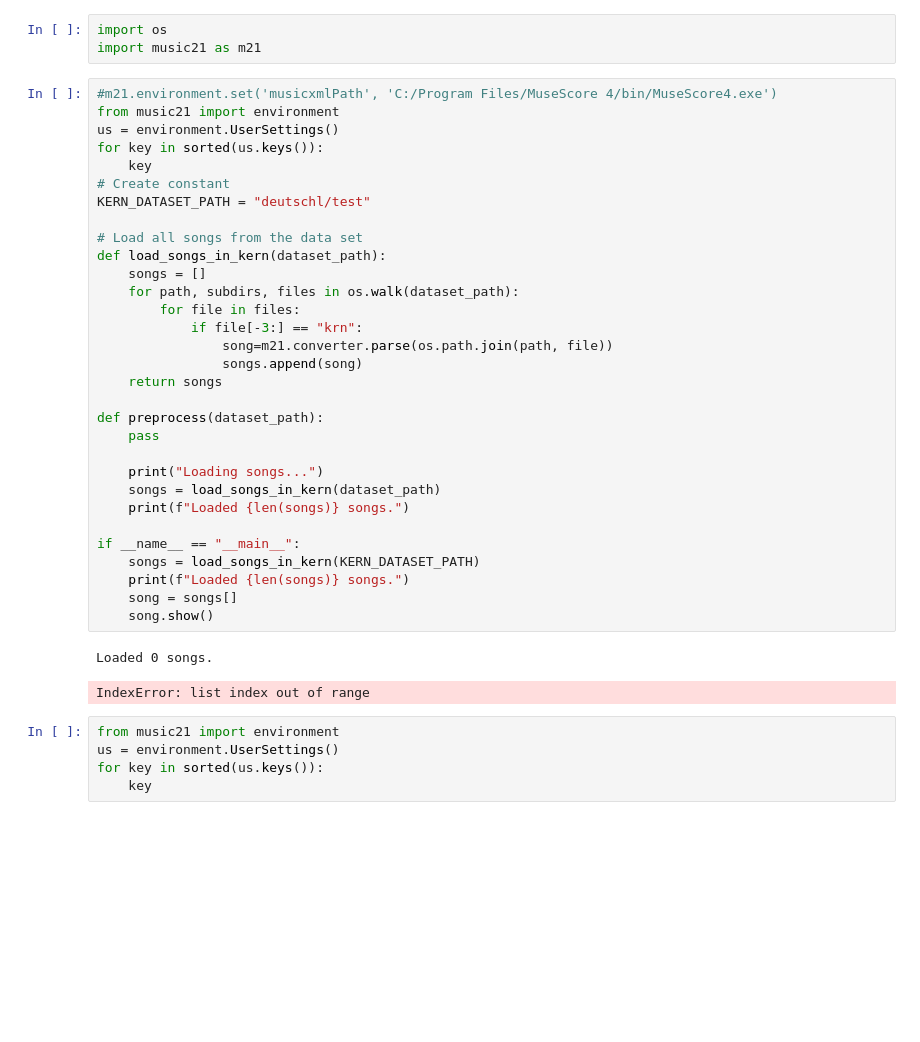
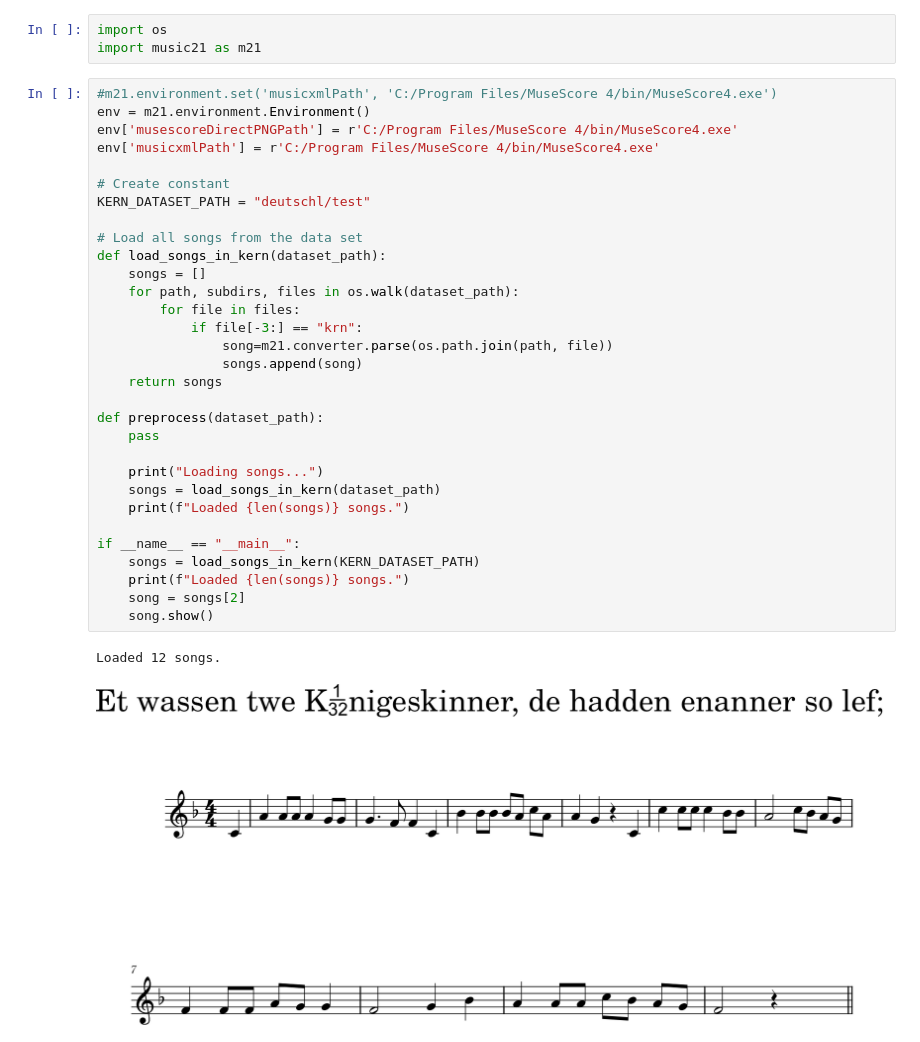
Before and after one commit to UserNF/Music-Generation-LSTM-RNN, a Jupyter notebook: Music Generation.ipynb, the cells around one changed output. Saved outputs shown, nothing was run; the diff lists cells and outputs as text; blank space fills up the shorter version.

```diff
--- a/Music Generation.ipynb
+++ b/Music Generation.ipynb
@@ -3,40 +3,35 @@ import os
 import music21 as m21
 # %%
 #m21.environment.set('musicxmlPath', 'C:/Program Files/MuseScore 4/bin/MuseScore4.exe')
-from music21 import environment
-us = environment.UserSettings()
-for key in sorted(us.keys()):
-    key
+env = m21.environment.Environment()
+env['musescoreDirectPNGPath'] = r'C:/Program Files/MuseScore 4/bin/MuseScore4.exe'
+env['musicxmlPath'] = r'C:/Program Files/MuseScore 4/bin/MuseScore4.exe'
+
 # Create constant
 KERN_DATASET_PATH = "deutschl/test"
 
 # Load all songs from the data set
 def load_songs_in_kern(dataset_path):
     songs = []
     for path, subdirs, files in os.walk(dataset_path):
         for file in files:
             if file[-3:] == "krn":
                 song=m21.converter.parse(os.path.join(path, file))
                 songs.append(song)
     return songs
 
 def preprocess(dataset_path):
     pass
 
     print("Loading songs...")
     songs = load_songs_in_kern(dataset_path)
     print(f"Loaded {len(songs)} songs.")
 
 if __name__ == "__main__":
     songs = load_songs_in_kern(KERN_DATASET_PATH)
     print(f"Loaded {len(songs)} songs.")
-    song = songs[]
+    song = songs[2]
     song.show()
 # %% [output]
-Loaded 0 songs.
+Loaded 12 songs.
-IndexError: list index out of range
+[figure, added]
-# %%
-from music21 import environment
-us = environment.UserSettings()
-for key in sorted(us.keys()):
-    key
```
